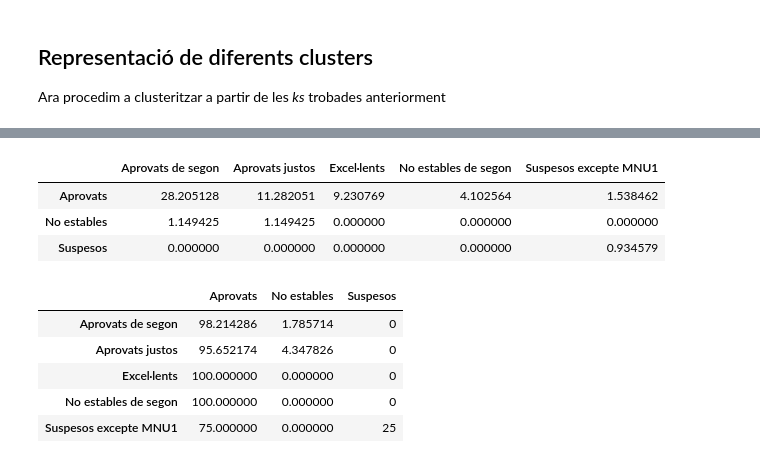
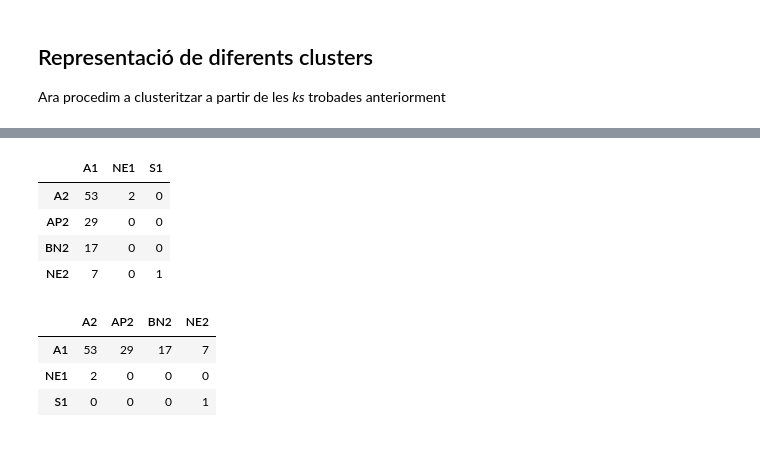
Before and after one commit to pid-ub/pid-UB, a Jupyter notebook: questions/questions-xavi/Question1-clustering.ipynb, the cells around one changed output, grey strips where cells are left out. Drawn from its saved outputs; the diff is of its cells as text; code cells hidden in the pictures.

```diff
--- a/questions/questions-xavi/Question1-clustering.ipynb
+++ b/questions/questions-xavi/Question1-clustering.ipynb
@@ -345,7 +346,7 @@ def apply_clustering(df, estimator, lbl_clusters):
     describe_qual = tmp.groupby('label').describe()
 
     # deep, muted, pastel, bright, dark, and colorblind
-    colors = seabornpalette_to_bokeh(sbn.color_palette("hls", k))
+    colors = seabornpalette_to_bokeh(sbn.color_palette("pastel", k))
 
     data = np.array(data_qual.values)
     figures = []
@@ -445,17 +446,29 @@ def cross_cluster(src, src_lbl, dest, dest_lbl):
             if(len(s) == 0):
                 ratio1 = np.nan
             else:
-                ratio1 = len(s.intersection(d)) / float(len(s))
+                ratio1 = len(s.intersection(d)) #/ float(len(s))
             if(len(d) == 0):
                 ratio2 = np.nan
             else:
-                ratio2 = len(s.intersection(d)) / float(len(d))
-            out1[src_lbl[i]][dest_lbl[j]] = ratio1*100
-            out2[src_lbl[i]][dest_lbl[j]] = ratio2*100
-    out1 = pd.DataFrame(out1).transpose()
-    out2 = pd.DataFrame(out2)
+                ratio2 = len(s.intersection(d)) #/ float(len(d))
+            out1[src_lbl[i]][dest_lbl[j]] = ratio1#*100
+            out2[src_lbl[i]][dest_lbl[j]] = ratio2#*100
+    out1 = pd.DataFrame(out1)
+    out2 = pd.DataFrame(out2).transpose()
     # out1['sum'] = [np.sum(i) for i in out1.values]
     # out2['sum'] = [np.sum(i) for i in out2.values]
     display(out1)
     display(out2)
+
+    ordered1 = OrderedDict()
+    for c in out1.columns:
+        ordered1[c] = out1[c].astype(float).values
+
+    ordered2 = OrderedDict()
+    for c in out2.columns:
+        ordered2[c] = out2[c].astype(float).values
+
+    d = Donut(ordered1, out1.index.tolist())
+    d2 = Donut(ordered2, out2.index.tolist())
+    show(VBox(d,d2))
 # %%
@@ -511,9 +532,9 @@ cross_cluster(clusters_primer_info, clusters_primer_info_lbl, clusters_segon_inf
 k=3
 estimator = KMeans(n_clusters=k, init='k-means++', max_iter=100, n_init=5, random_state=42)
 #estimator = MeanShift()
-clusters_primer_mates_lbl = ["No estables",
-                             "Aprovats",
-                             "Suspesos"]
+clusters_primer_mates_lbl = ["NE1", # No estables de primer
+                             "A1", # Aprovats de primer
+                             "S1"] # Suspesos de primer
 tmp, colors = apply_clustering(primer_mates_qual, estimator, clusters_primer_mates_lbl)
 renounce_chart(tmp, colors, df_mates, s2_mates, clusters_primer_mates_lbl)
 clusters_primer_mates = [tmp[tmp['label'] == lbl].index for lbl in list(set(tmp['label']))]
@@ -533,25 +555,23 @@ cross_cluster(via_acces_mates, via_acces_mates_desc, clusters_primer_mates, clus
 # %%
-k=5
+k=4
 estimator = KMeans(n_clusters=k, init='k-means++', max_iter=100, n_init=5, random_state=42)
-clusters_segon_mates_lbl = ["Excel·lents",
-                            "Aprovats justos",
-                            "No estables de segon",
-                            "Aprovats de segon",
-                            "Suspesos excepte MNU1"]
+clusters_segon_mates_lbl = ["BN2", # Bones notes de segon
+                             "AP2", # Apurats de segon
+                             "NE2", # No estables de segon
+                             "A2"] # Aprovats de segon
 tmp, colors = apply_clustering(segon_mates_qual, estimator, clusters_segon_mates_lbl)
 renounce_chart(tmp, colors, df_mates, s3_mates, clusters_segon_mates_lbl)
 clusters_segon_mates = [tmp[tmp['label'] == lbl].index for lbl in list(set(tmp['label']))]
 cross_cluster(clusters_primer_mates, clusters_primer_mates_lbl, clusters_segon_mates, clusters_segon_mates_lbl)
 # %% [output]
 [interactive output not drawn]
 [interactive output not drawn]
-|  | Aprovats de segon | Aprovats justos | Excel·lents | No estables de segon | Suspesos excepte MNU1 |
-| Aprovats | 28.205128 | 11.282051 | 9.230769 | 4.102564 | 1.538462 |
-| No estables | 1.149425 | 1.149425 | 0.000000 | 0.000000 | 0.000000 |
-| Suspesos | 0.000000 | 0.000000 | 0.000000 | 0.000000 | 0.934579 |
+|  | A1 | NE1 | S1 |
+| A2 | 53 | 2 | 0 |
+| AP2 | 29 | 0 | 0 |
+| BN2 | 17 | 0 | 0 |
+| NE2 | 7 | 0 | 1 |
-|  | Aprovats | No estables | Suspesos |
-| Aprovats de segon | 98.214286 | 1.785714 | 0 |
-| Aprovats justos | 95.652174 | 4.347826 | 0 |
-| Excel·lents | 100.000000 | 0.000000 | 0 |
-| No estables de segon | 100.000000 | 0.000000 | 0 |
-| Suspesos excepte MNU1 | 75.000000 | 0.000000 | 25 |
+|  | A2 | AP2 | BN2 | NE2 |
+| A1 | 53 | 29 | 17 | 7 |
+| NE1 | 2 | 0 | 0 | 0 |
+| S1 | 0 | 0 | 0 | 1 |
```
Also changed, not shown: parts of 9 cells of this notebook, 3 other files.
